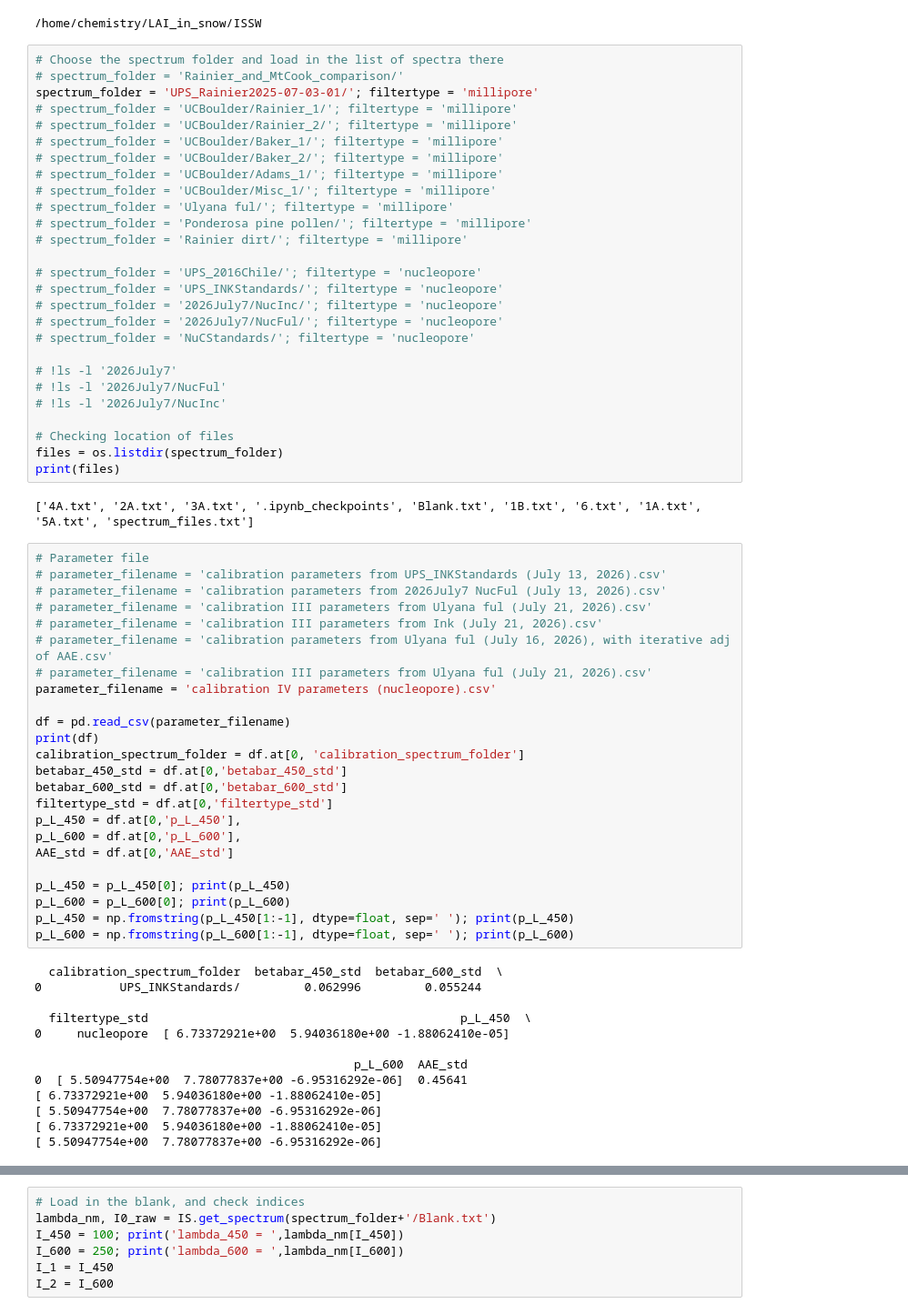
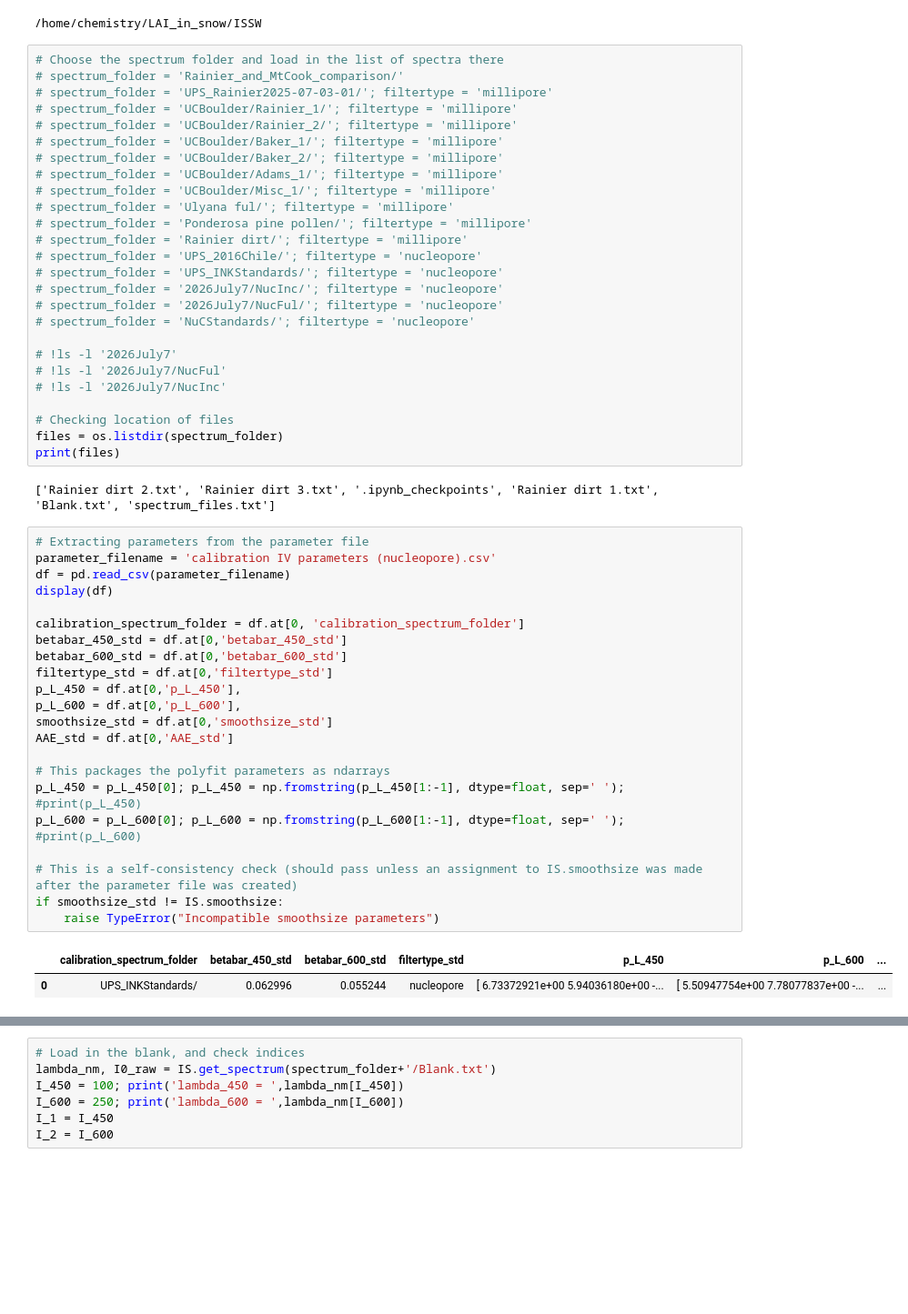
Before and after one commit to upschemistry/LAI_in_snow, a Jupyter notebook: ISSW/ISSW_Analyze_IV.ipynb, the cells around one changed output, grey strips where cells are left out. Shown at 91% size. Drawn from its saved outputs; the diff is of its cells as text; blank space fills up the shorter version.

```diff
--- a/ISSW/ISSW_Analyze_IV.ipynb
+++ b/ISSW/ISSW_Analyze_IV.ipynb
@@ -52,7 +52,7 @@ import os
 # %%
 # Choose the spectrum folder and load in the list of spectra there
 # spectrum_folder = 'Rainier_and_MtCook_comparison/'
-spectrum_folder = 'UPS_Rainier2025-07-03-01/'; filtertype = 'millipore'
+# spectrum_folder = 'UPS_Rainier2025-07-03-01/'; filtertype = 'millipore'
 # spectrum_folder = 'UCBoulder/Rainier_1/'; filtertype = 'millipore'
 # spectrum_folder = 'UCBoulder/Rainier_2/'; filtertype = 'millipore'
 # spectrum_folder = 'UCBoulder/Baker_1/'; filtertype = 'millipore'
@@ -62,7 +62,6 @@ spectrum_folder = 'UPS_Rainier2025-07-03-01/'; filtertype = 'millipore'
 # spectrum_folder = 'Ulyana ful/'; filtertype = 'millipore'
 # spectrum_folder = 'Ponderosa pine pollen/'; filtertype = 'millipore'
 # spectrum_folder = 'Rainier dirt/'; filtertype = 'millipore'
-
 # spectrum_folder = 'UPS_2016Chile/'; filtertype = 'nucleopore'
 # spectrum_folder = 'UPS_INKStandards/'; filtertype = 'nucleopore'
 # spectrum_folder = '2026July7/NucInc/'; filtertype = 'nucleopore'
@@ -77,44 +76,32 @@ spectrum_folder = 'UPS_Rainier2025-07-03-01/'; filtertype = 'millipore'
 files = os.listdir(spectrum_folder)
 print(files)
 # %% [output]
-['4A.txt', '2A.txt', '3A.txt', '.ipynb_checkpoints', 'Blank.txt', '1B.txt', '6.txt', '1A.txt', '5A.txt', 'spectrum_files.txt']
+['Rainier dirt 2.txt', 'Rainier dirt 3.txt', '.ipynb_checkpoints', 'Rainier dirt 1.txt', 'Blank.txt', 'spectrum_files.txt']
 # %%
-# Parameter file
-# parameter_filename = 'calibration parameters from UPS_INKStandards (July 13, 2026).csv'
-# parameter_filename = 'calibration parameters from 2026July7 NucFul (July 13, 2026).csv'
-# parameter_filename = 'calibration III parameters from Ulyana ful (July 21, 2026).csv'
-# parameter_filename = 'calibration III parameters from Ink (July 21, 2026).csv'
-# parameter_filename = 'calibration parameters from Ulyana ful (July 16, 2026), with iterative adj of AAE.csv'
-# parameter_filename = 'calibration III parameters from Ulyana ful (July 21, 2026).csv'
+# Extracting parameters from the parameter file
 parameter_filename = 'calibration IV parameters (nucleopore).csv'
+df = pd.read_csv(parameter_filename)
+display(df)
 
-df = pd.read_csv(parameter_filename)
-print(df)
 calibration_spectrum_folder = df.at[0, 'calibration_spectrum_folder']
 betabar_450_std = df.at[0,'betabar_450_std']
 betabar_600_std = df.at[0,'betabar_600_std']
 filtertype_std = df.at[0,'filtertype_std']
 p_L_450 = df.at[0,'p_L_450'],
 p_L_600 = df.at[0,'p_L_600'],
+smoothsize_std = df.at[0,'smoothsize_std']
 AAE_std = df.at[0,'AAE_std']
 
-p_L_450 = p_L_450[0]; print(p_L_450)
-p_L_600 = p_L_600[0]; print(p_L_600)
-p_L_450 = np.fromstring(p_L_450[1:-1], dtype=float, sep=' '); print(p_L_450)
-p_L_600 = np.fromstring(p_L_600[1:-1], dtype=float, sep=' '); print(p_L_600)
+# This packages the polyfit parameters as ndarrays
+p_L_450 = p_L_450[0]; p_L_450 = np.fromstring(p_L_450[1:-1], dtype=float, sep=' '); #print(p_L_450)
+p_L_600 = p_L_600[0]; p_L_600 = np.fromstring(p_L_600[1:-1], dtype=float, sep=' '); #print(p_L_600)
+
+# This is a self-consistency check (should pass unless an assignment to IS.smoothsize was made after the parameter file was created)
+if smoothsize_std != IS.smoothsize:
+    raise TypeError("Incompatible smoothsize parameters")
 # %% [output]
-  calibration_spectrum_folder  betabar_450_std  betabar_600_std  \
-0           UPS_INKStandards/         0.062996         0.055244
-
-  filtertype_std                                            p_L_450  \
-0     nucleopore  [ 6.73372921e+00  5.94036180e+00 -1.88062410e-05]
-
-                                             p_L_600  AAE_std
-0  [ 5.50947754e+00  7.78077837e+00 -6.95316292e-06]  0.45641
-[ 6.73372921e+00  5.94036180e+00 -1.88062410e-05]
-[ 5.50947754e+00  7.78077837e+00 -6.95316292e-06]
-[ 6.73372921e+00  5.94036180e+00 -1.88062410e-05]
-[ 5.50947754e+00  7.78077837e+00 -6.95316292e-06]
+|  | calibration_spectrum_folder | betabar_450_std | betabar_600_std | filtertype_std | p_L_450 | p_L_600 | ... |
+| 0 | UPS_INKStandards/ | 0.062996 | 0.055244 | nucleopore | [ 6.73372921e+00 5.94036180e+00 -... | [ 5.50947754e+00 7.78077837e+00 -... | ... |
 # %%
 spectrum_filelist = spectrum_folder+'spectrum_files.txt'
 spectrum_list, number_of_loadings = IS.get_spectrum_list(spectrum_filelist)
```
Also changed, not shown: parts of 3 cells of this notebook, 6 other files.
